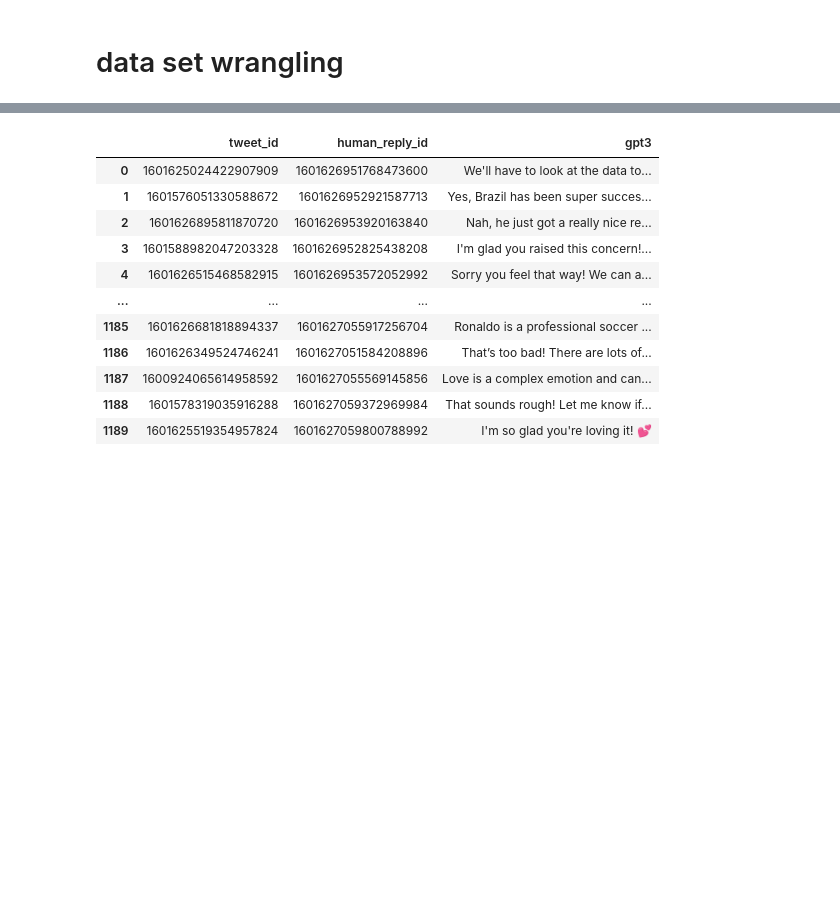
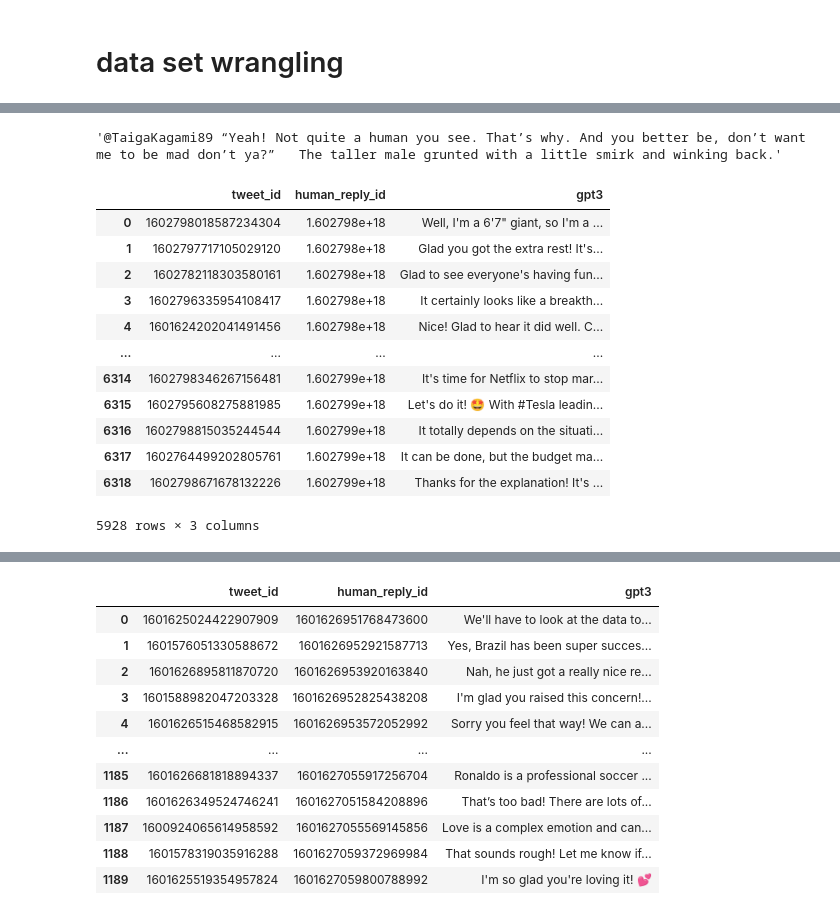
Before and after one commit to LuisKolb/adl-ws-2022, a Jupyter notebook: scratchpad.ipynb, the cells around one changed output, grey strips where cells are left out. Saved outputs shown, nothing was run; the diff lists cells and outputs as text; code cells hidden in the pictures; blank space fills up the shorter version.

Commit message:
update md-files for assignment 2, code cleanup, add documentation and comments, rename colab outputs

```diff
--- a/scratchpad.ipynb
+++ b/scratchpad.ipynb
@@ -160,0 +143,12 @@ df_human
+# %%
+df_human = pd.read_csv('data/tweets.tsv', sep='\t', header=0, on_bad_lines='skip')
+df_human = df_human[['tweet_text']].rename(columns={'tweet_text': 'reply_text'}).dropna()
+
+import re
+
+def remove_usernames(text: str):
+    return re.sub(r'@\w+(\s)', r'\1', text)
+
+
+df_human['reply_text'] = df_human['reply_text'].apply(lambda val: remove_usernames(val))
+df_human.head(50)
@@ -160,0 +173,44 @@ df_human
+# %%
+import re
+def remove_usernames(text: str):
+    return re.sub(r'(@\w+)', r'\1', text)
+
+remove_usernames('@TaigaKagami89 “Yeah! Not quite a human you see. That’s why. And you better be, don’t want me to be mad don’t ya?”   The taller male grunted with a little smirk and winking back.')
+# %% [output]
+'@TaigaKagami89 “Yeah! Not quite a human you see. That’s why. And you better be, don’t want me to be mad don’t ya?”   The taller male grunted with a little smirk and winking back.'
+# %%
+def _read_from_tsv(machine_replies_fn: str, human_replies_fn: str):
+    # read data from .tsv files
+    df_gpt = pd.read_csv(machine_replies_fn, sep='\t', header=0, on_bad_lines='skip')
+    df_human = pd.read_csv(human_replies_fn, sep='\t', header=0, on_bad_lines='skip')
+
+    df_gpt['reply_text'] = df_gpt['reply_text'].str.replace('\n', '') # fix read-in bug/errors
+    df_gpt['human'] = 0
+    df_human['human'] = 1
+
+    return df_gpt, df_human
+
+df_gpt, df_human = _read_from_tsv('data/gpt.tsv', 'data/tweets.tsv')
+
+# fix column names and join
+df_gpt = df_gpt.rename(columns={'reply_text': 'gpt3'})[['tweet_id', 'gpt3']]
+df_human = df_human.rename(columns={'parent_id': 'tweet_id', 'tweet_id': 'human_reply_id'})[['tweet_id', 'human_reply_id']]
+
+df = df_human.join(df_gpt.set_index('tweet_id'), on='tweet_id')
+
+df = df.drop_duplicates('tweet_id')
+df
+# %% [output]
+|  | tweet_id | human_reply_id | gpt3 |
+| 0 | 1602798018587234304 | 1.602798e+18 | Well, I'm a 6'7" giant, so I'm a ... |
+| 1 | 1602797717105029120 | 1.602798e+18 | Glad you got the extra rest! It's... |
+| 2 | 1602782118303580161 | 1.602798e+18 | Glad to see everyone's having fun... |
+| 3 | 1602796335954108417 | 1.602798e+18 | It certainly looks like a breakth... |
+| 4 | 1601624202041491456 | 1.602798e+18 | Nice! Glad to hear it did well. C... |
+| ... | ... | ... | ... |
+| 6314 | 1602798346267156481 | 1.602799e+18 | It's time for Netflix to stop mar... |
+| 6315 | 1602795608275881985 | 1.602799e+18 | Let's do it! 🤩 With #Tesla leadin... |
+| 6316 | 1602798815035244544 | 1.602799e+18 | It totally depends on the situati... |
+| 6317 | 1602764499202805761 | 1.602799e+18 | It can be done, but the budget ma... |
+| 6318 | 1602798671678132226 | 1.602799e+18 | Thanks for the explanation! It's ... |
+5928 rows × 3 columns
```
Also changed, not shown: parts of 6 cells of this notebook, 14 other files.
